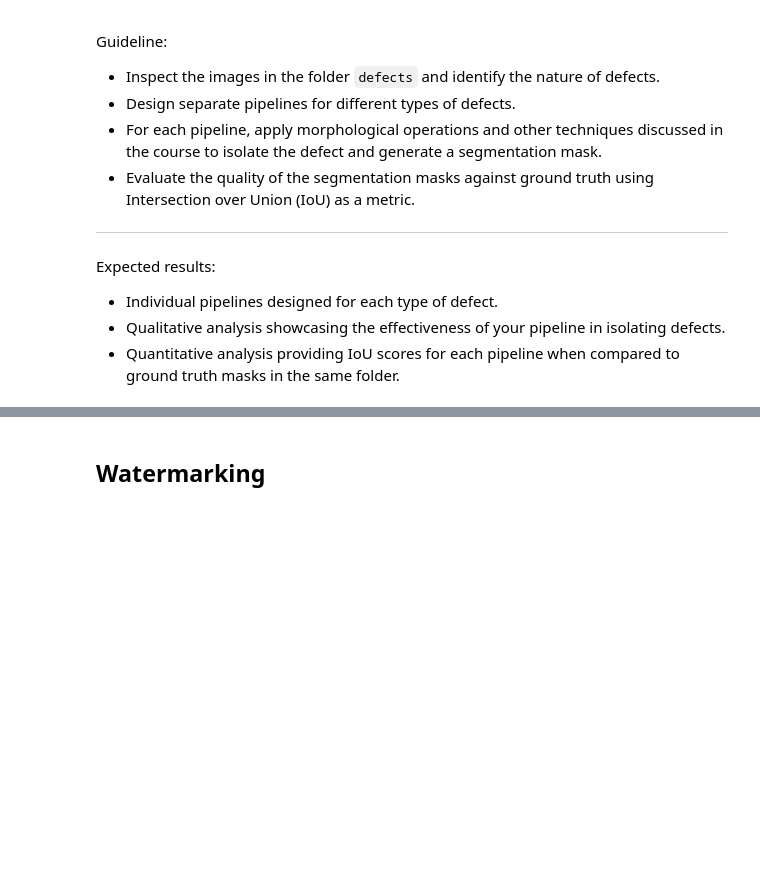
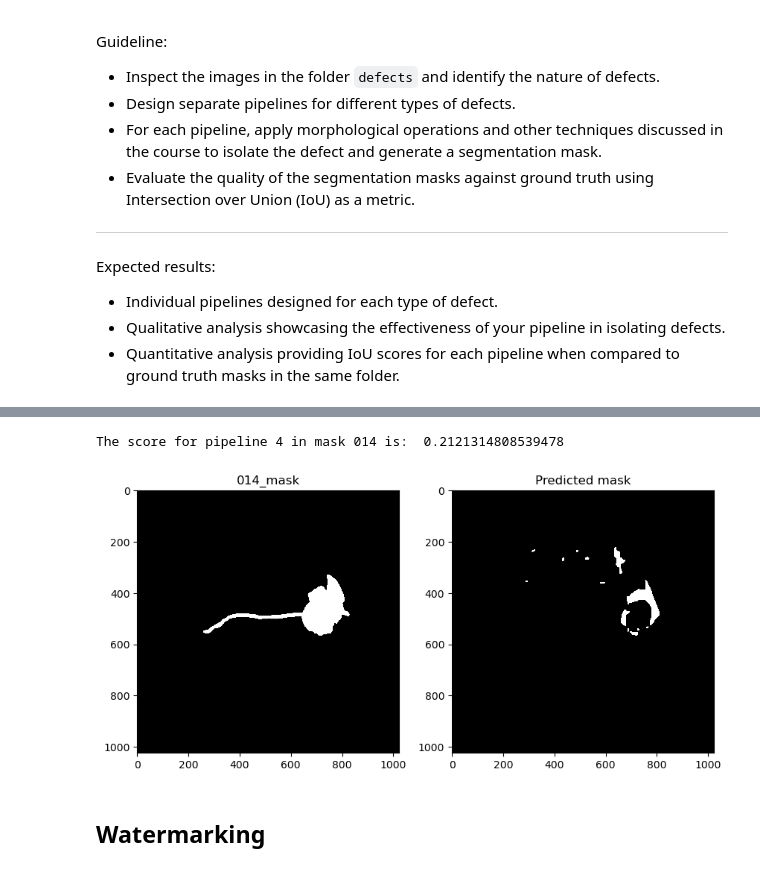
Before and after one commit to Pikurrot/cv-problems-uab, a Jupyter notebook: Lab 2/Practicum_Fundamentals_CV_Students_Lab2.ipynb, the cells around one changed output, grey strips where cells are left out. Cells and saved outputs as stored; diff of their text form; code cells hidden in the pictures; blank space fills up the shorter version.

```diff
--- a/Lab 2/Practicum_Fundamentals_CV_Students_Lab2.ipynb
+++ b/Lab 2/Practicum_Fundamentals_CV_Students_Lab2.ipynb
@@ -541,3 +699,21 @@ Expected results:
+# %%
+mask_4 = np.array(cv2.imread('images/defect/014_mask.png', cv2.IMREAD_GRAYSCALE), dtype=np.uint8)
+chestnut = np.array(cv2.imread('images/defect/014.png', cv2.IMREAD_GRAYSCALE), dtype=np.uint8)
+pipeline_4_result = pipeline_4(chestnut)
+
+plt.figure(figsize=(10, 5))
+plt.subplot(1, 2, 1)
+plt.title('014_mask')
+plt.imshow(mask_4, cmap='gray', vmin=0, vmax=1)
+plt.subplot(1, 2, 2)
+plt.title('Predicted mask')
+plt.imshow(pipeline_4_result, cmap='gray', vmin=0, vmax=1)
+score_4 = calculate_iou(mask_4, pipeline_4_result)
+print("The score for pipeline 4 in mask 014 is: ", score_4)
+plt.show()
+# %% [output]
+The score for pipeline 4 in mask 014 is:  0.2121314808539478
+[figure, added]
 # %% [markdown]
 ## Watermarking
 # %% [markdown]
```
Also changed, not shown: parts of 3 cells of this notebook.
